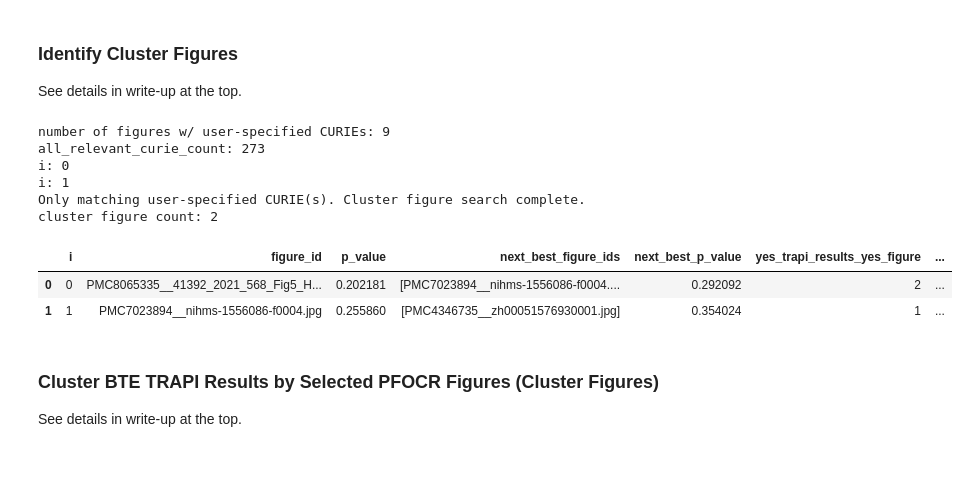
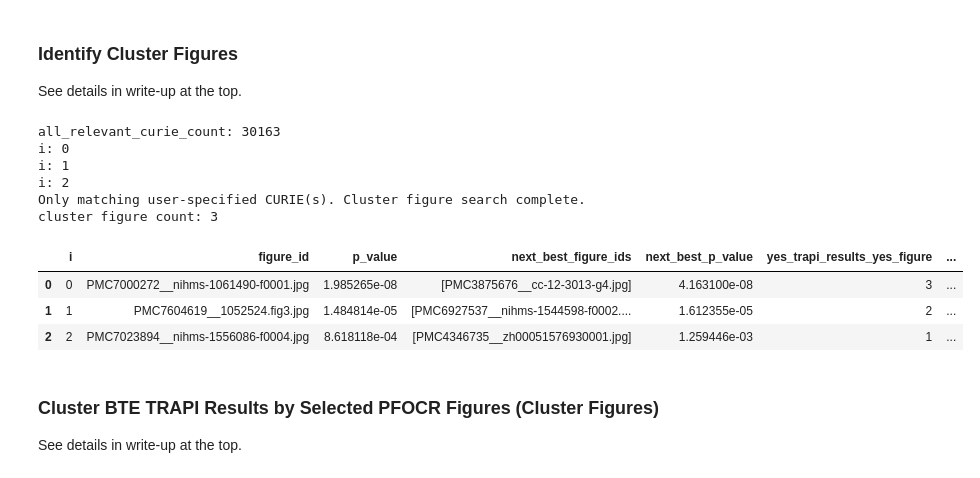
Before and after one commit to wikipathways/pathway-figure-ocr, a Jupyter notebook: notebooks/bte_clustering.ipynb, the cells around one changed output. Saved outputs shown, nothing was run; the diff lists cells and outputs as text; code cells hidden in the pictures.

```diff
--- a/notebooks/bte_clustering.ipynb
+++ b/notebooks/bte_clustering.ipynb
@@ -718,50 +718,51 @@ def get_next_cluster_figures(
         remaining_trapi_results_unified_curies - curies_to_exclude,
         iteration_limit,
         i + 1,
         cluster_figure_ids,
     )
 
 
 # don't worry whether cluster figure has user-specified IDs
+relevant_figure_curie_df = figure_curie_df[figure_curie_df["category"].isin(
+    list(relevant_pfocr_categories)
+)]
+# only use cluster figures that have the user-specified ids
+#figures_with_user_specified_ids = set(
+#    figure_curie_df[
+#        figure_curie_df["curie"].isin(user_specified_ids)
+#    ]["figure_id"]
+#)
+#print(f'number of figures w/ user-specified CURIEs: {len(figures_with_user_specified_ids)}')
 #relevant_figure_curie_df = figure_curie_df[figure_curie_df["category"].isin(
 #    list(relevant_pfocr_categories)
+#) & figure_curie_df["figure_id"].isin(
+#    figures_with_user_specified_ids
 #)]
-# only use cluster figures that have the user-specified ids
-figures_with_user_specified_ids = set(
-    figure_curie_df[
-        figure_curie_df["curie"].isin(user_specified_ids)
-    ]["figure_id"]
-)
-print(f'number of figures w/ user-specified CURIEs: {len(figures_with_user_specified_ids)}')
-relevant_figure_curie_df = figure_curie_df[figure_curie_df["category"].isin(
-    list(relevant_pfocr_categories)
-) & figure_curie_df["figure_id"].isin(
-    figures_with_user_specified_ids
-)]
 
 all_relevant_curie_count = len(set(
     relevant_figure_curie_df["curie"].drop_duplicates()
 ))
 print(f'all_relevant_curie_count: {all_relevant_curie_count}')
 
 cluster_figure_ids_out = get_next_cluster_figures(
     all_relevant_curie_count,
     relevant_figure_curie_df,
     trapi_results_unified_curies,
 )
 print(f'cluster figure count: {len(cluster_figure_ids_out)}')
 cluster_figure_df = pd.DataFrame.from_records(cluster_figure_data)
 cluster_figure_df
 # %% [output]
-number of figures w/ user-specified CURIEs: 9
-all_relevant_curie_count: 273
+all_relevant_curie_count: 30163
 i: 0
 i: 1
+i: 2
 Only matching user-specified CURIE(s). Cluster figure search complete.
-cluster figure count: 2
+cluster figure count: 3
 |  | i | figure_id | p_value | next_best_figure_ids | next_best_p_value | yes_trapi_results_yes_figure | ... |
-| 0 | 0 | PMC8065335__41392_2021_568_Fig5_H... | 0.202181 | [PMC7023894__nihms-1556086-f0004.... | 0.292092 | 2 | ... |
-| 1 | 1 | PMC7023894__nihms-1556086-f0004.jpg | 0.255860 | [PMC4346735__zh00051576930001.jpg] | 0.354024 | 1 | ... |
+| 0 | 0 | PMC7000272__nihms-1061490-f0001.jpg | 1.985265e-08 | [PMC3875676__cc-12-3013-g4.jpg] | 4.163100e-08 | 3 | ... |
+| 1 | 1 | PMC7604619__1052524.fig3.jpg | 1.484814e-05 | [PMC6927537__nihms-1544598-f0002.... | 1.612355e-05 | 2 | ... |
+| 2 | 2 | PMC7023894__nihms-1556086-f0004.jpg | 8.618118e-04 | [PMC4346735__zh00051576930001.jpg] | 1.259446e-03 | 1 | ... |
 # %% [markdown]
 ### Cluster BTE TRAPI Results by Selected PFOCR Figures (Cluster Figures)
 
```
Also changed, not shown: parts of 8 cells of this notebook.
